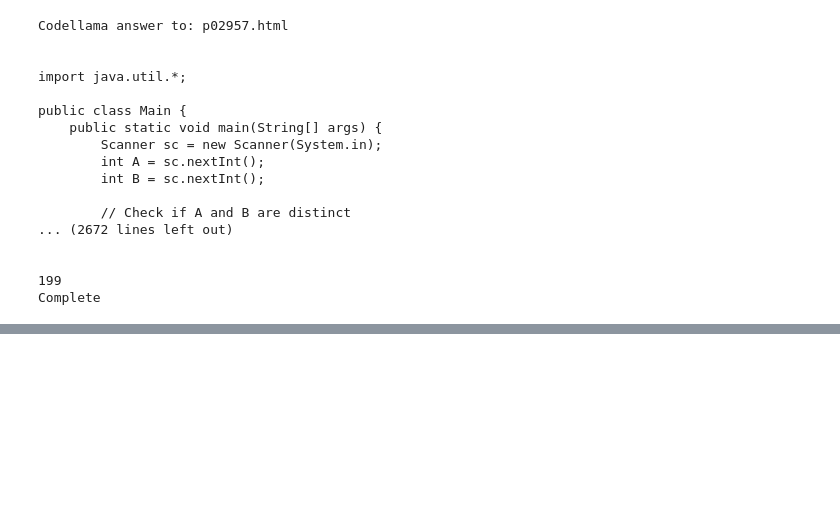
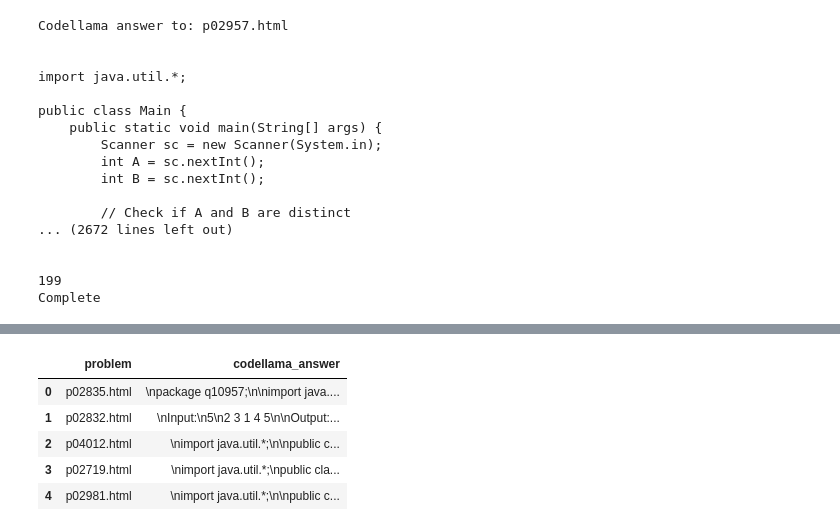
Before and after one commit to goakhill/augmented-llm-coder, a Jupyter notebook: QA_CodeNet250_codellama.ipynb, the cells around one changed output, grey strips where cells are left out. Saved outputs shown, nothing was run; the diff lists cells and outputs as text; code cells hidden in the pictures; blank space fills up the shorter version.

```diff
--- a/QA_CodeNet200_codellama.ipynb
+++ b/QA_CodeNet250_codellama.ipynb
@@ -56,7 +58,8 @@ codellama_chain = (
 # %% [markdown]
 read the questions in
 # %%
-Java200 = pd.read_csv("Java200.csv")
+Java250 = pd.read_csv("Java250.csv")
+Java200 = Java250.iloc[:200]
 # %%
 Java200["id"][15:200]
 # %% [output]
@@ -110,0 +116,12 @@ qa_java200_cl.to_csv("qa_java200_cl.csv")
+# %%
+Java50 = Java250.iloc[200:250].reset_index(drop=True)
+# %%
+codellama_answers = []
+i = 0
+for i, problem in enumerate(Java50["id"]):
+    question = Java50["desc"][i]
+    cd_a = codellama_chain.invoke(question)
+    print("Codellama answer to: " + problem + "\n\n" + cd_a + "\n\n")
+    codellama_answers.append(cd_a)
+    print(i)
+    print("Complete \n")
@@ -110,0 +146,12 @@ qa_java200_cl.to_csv("qa_java200_cl.csv")
+# %%
+qa_java50_codellama = pd.DataFrame(data = {"problem": Java50["id"],
+                                  "codellama_answer": codellama_answers})
+# %%
+qa_java50_codellama.head()
+# %% [output]
+|  | problem | codellama_answer |
+| 0 | p02835.html | \npackage q10957;\n\nimport java.... |
+| 1 | p02832.html | \nInput:\n5\n2 3 1 4 5\n\nOutput:... |
+| 2 | p04012.html | \nimport java.util.*;\n\npublic c... |
+| 3 | p02719.html | \nimport java.util.*;\npublic cla... |
+| 4 | p02981.html | \nimport java.util.*;\n\npublic c... |
```
Also changed, not shown: parts of 5 cells of this notebook, 4 other files.
